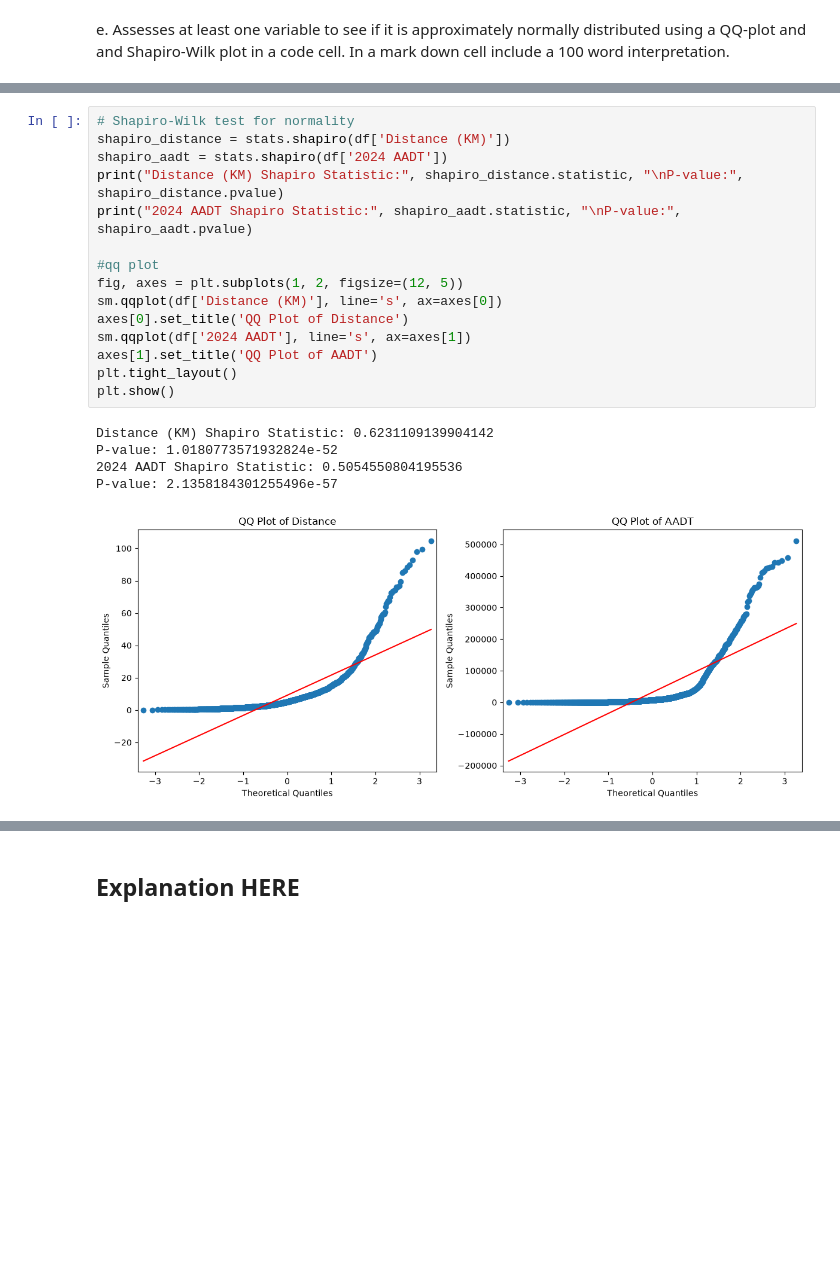
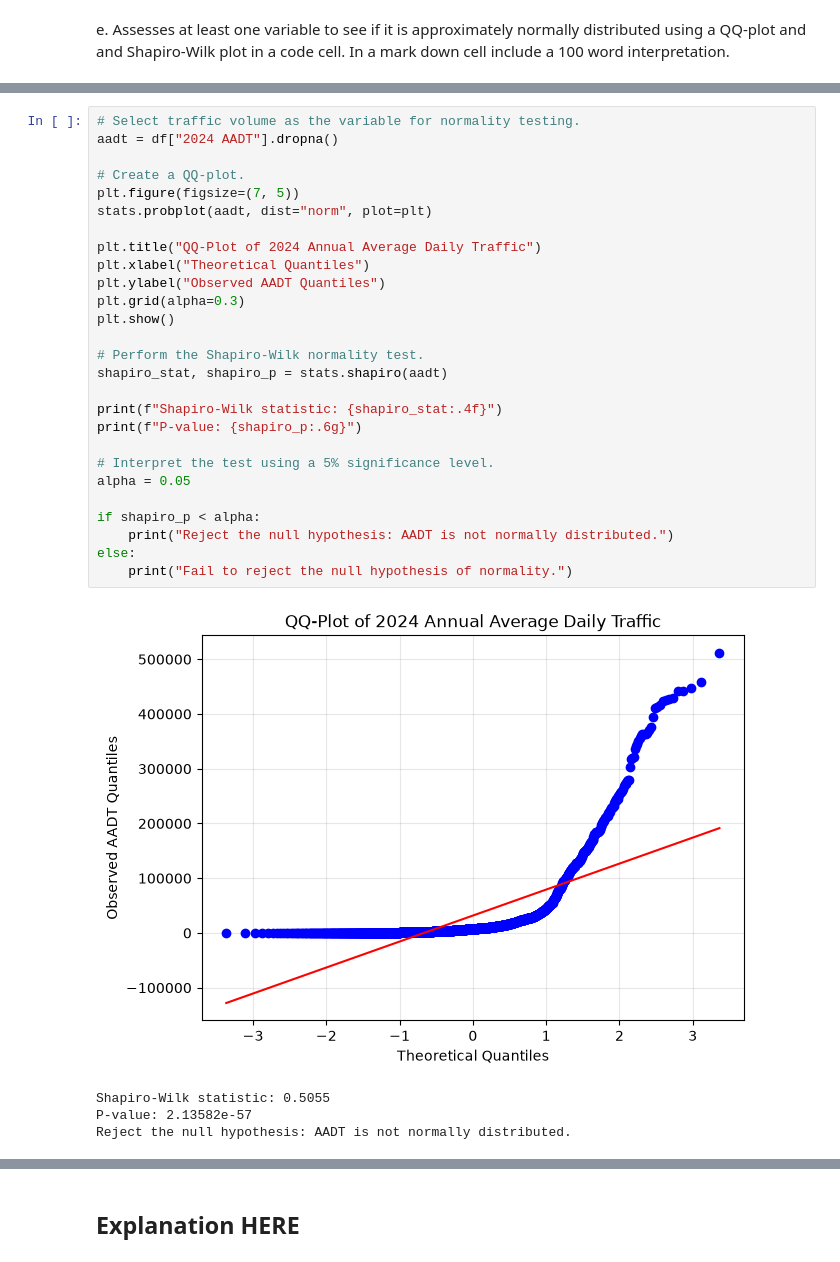
Before and after one commit to JohnBuni/Data-Analysis-Project-Group4, a Jupyter notebook: workshop.ipynb, the cells around one changed output, grey strips where cells are left out. Cells and saved outputs as stored; diff of their text form; blank space fills up the shorter version.

```diff
--- a/workshop.ipynb
+++ b/workshop.ipynb
@@ -65,21 +128,32 @@ include a 100 word interpretation.
 # %%
-# Shapiro-Wilk test for normality
-shapiro_distance = stats.shapiro(df['Distance (KM)'])
-shapiro_aadt = stats.shapiro(df['2024 AADT'])
-print("Distance (KM) Shapiro Statistic:", shapiro_distance.statistic, "\nP-value:", shapiro_distance.pvalue)
-print("2024 AADT Shapiro Statistic:", shapiro_aadt.statistic, "\nP-value:", shapiro_aadt.pvalue)
+# Select traffic volume as the variable for normality testing.
+aadt = df["2024 AADT"].dropna()
 
-#qq plot
-fig, axes = plt.subplots(1, 2, figsize=(12, 5))
-sm.qqplot(df['Distance (KM)'], line='s', ax=axes[0])
-axes[0].set_title('QQ Plot of Distance')
-sm.qqplot(df['2024 AADT'], line='s', ax=axes[1])
-axes[1].set_title('QQ Plot of AADT')
-plt.tight_layout()
+# Create a QQ-plot.
+plt.figure(figsize=(7, 5))
+stats.probplot(aadt, dist="norm", plot=plt)
+
+plt.title("QQ-Plot of 2024 Annual Average Daily Traffic")
+plt.xlabel("Theoretical Quantiles")
+plt.ylabel("Observed AADT Quantiles")
+plt.grid(alpha=0.3)
 plt.show()
+
+# Perform the Shapiro-Wilk normality test.
+shapiro_stat, shapiro_p = stats.shapiro(aadt)
+
+print(f"Shapiro-Wilk statistic: {shapiro_stat:.4f}")
+print(f"P-value: {shapiro_p:.6g}")
+
+# Interpret the test using a 5% significance level.
+alpha = 0.05
+
+if shapiro_p < alpha:
+    print("Reject the null hypothesis: AADT is not normally distributed.")
+else:
+    print("Fail to reject the null hypothesis of normality.")
 # %% [output]
+[figure, new version]
-Distance (KM) Shapiro Statistic: 0.6231109139904142
-P-value: 1.0180773571932824e-52
-2024 AADT Shapiro Statistic: 0.5054550804195536
-P-value: 2.1358184301255496e-57
+Shapiro-Wilk statistic: 0.5055
+P-value: 2.13582e-57
+Reject the null hypothesis: AADT is not normally distributed.
-[figure, old version]
```
Also changed, not shown: parts of 17 cells of this notebook, 1 other file.
